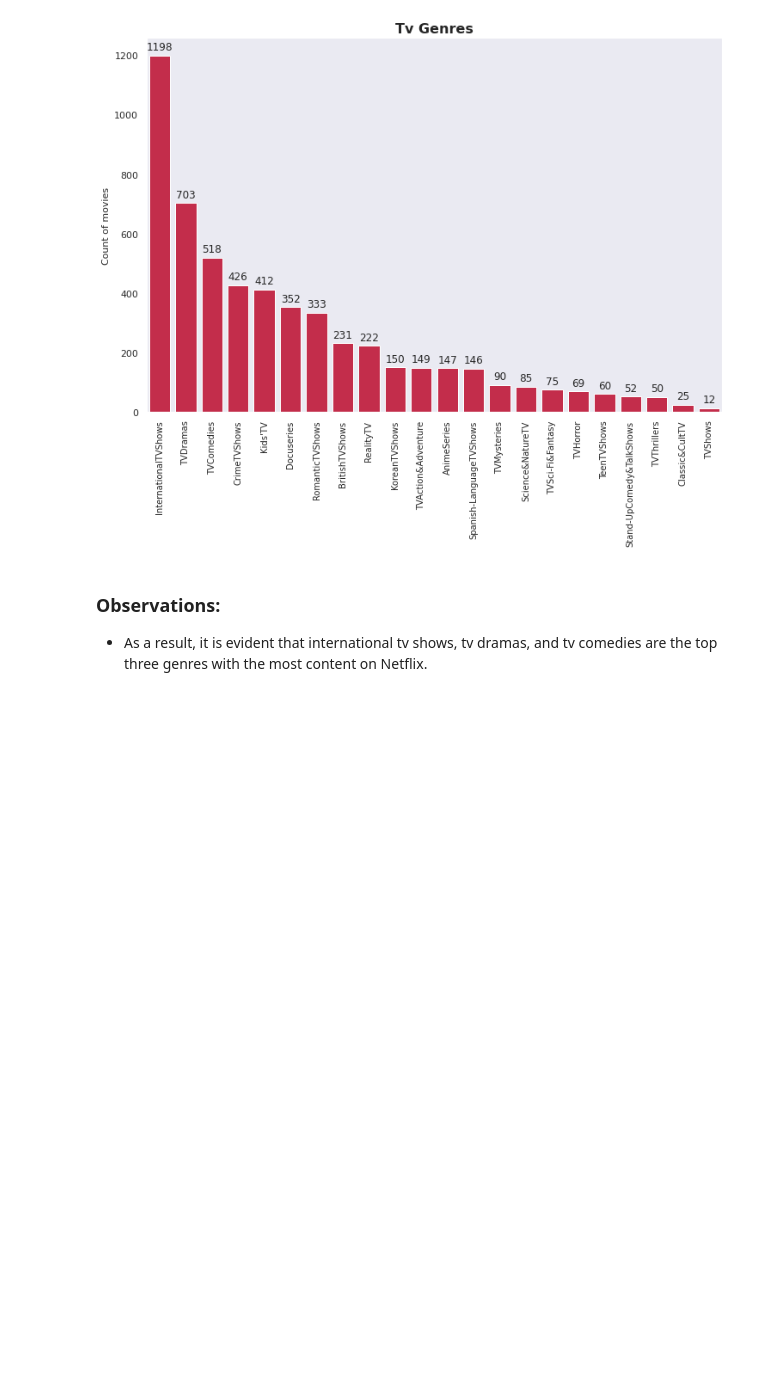
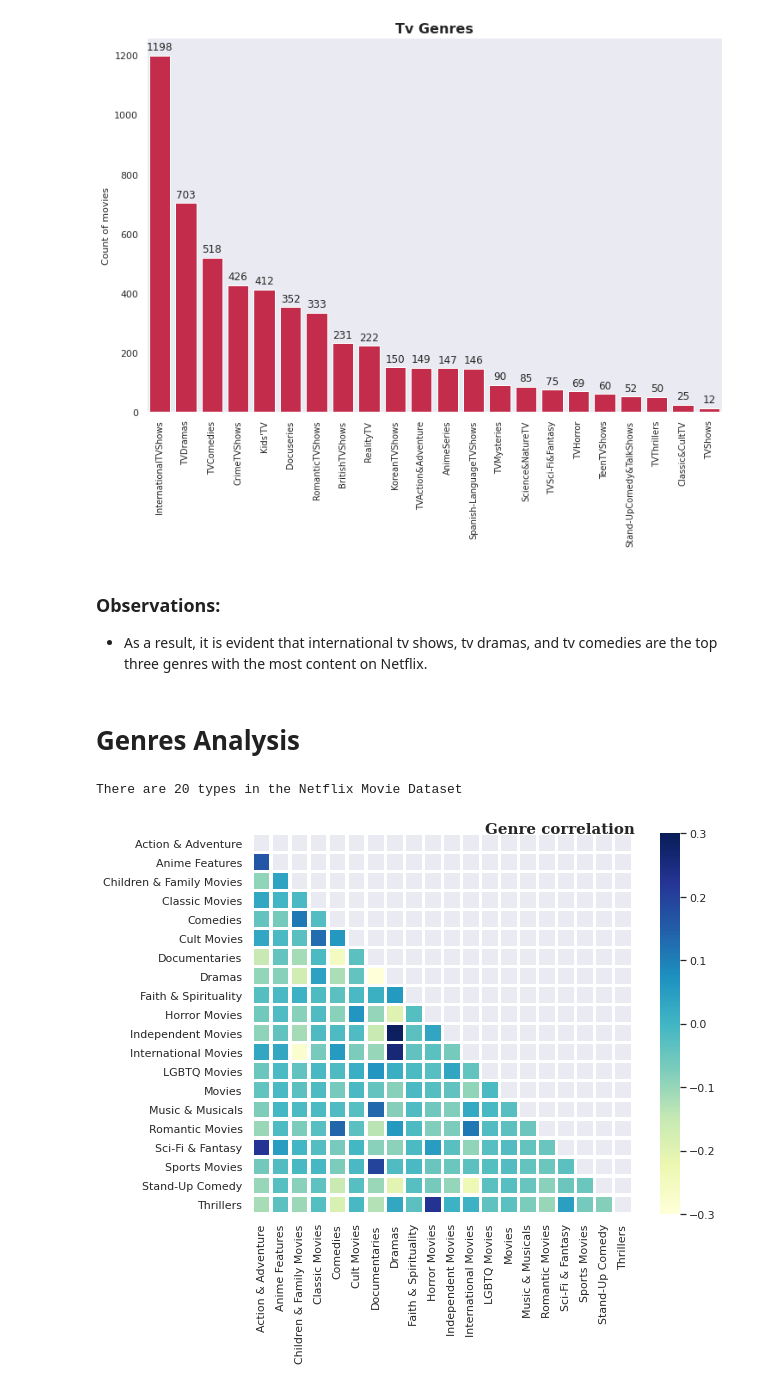
Before and after one commit to aryarajat/NETFLIX-MOVIES-AND-TV-SHOWS-CLUSTERING, a Jupyter notebook: NETFLIX_MOVIES_AND_TV_SHOWS_CLUSTERING.ipynb, the cells around one changed output. Drawn from its saved outputs; the diff is of its cells as text; code cells hidden in the pictures; blank space fills up the shorter version.

```diff
--- a/NETFLIX_MOVIES_AND_TV_SHOWS_CLUSTERING.ipynb
+++ b/NETFLIX_MOVIES_AND_TV_SHOWS_CLUSTERING.ipynb
@@ -797,3 +807,42 @@ for p in ax.patches:
 ### **Observations:**
 
 * As a result, it is evident that international tv shows, tv dramas, and tv comedies are the top three genres with the most content on Netflix.
+# %% [markdown]
+# **Genres Analysis**
+# %%
+# Importing MultiLabelBinarizer
+from sklearn.preprocessing import MultiLabelBinarizer
+
+import matplotlib.colors
+
+
+
+
+
+# Define the fucntion to create the heatmap for the genres
+def genre_heatmap(df, title):
+    df['genre'] = df['listed_in'].apply(lambda x :  x.replace(' ,',',').replace(', ',',').split(','))
+    Types = []
+    for i in df['genre']: Types += i
+    Types = set(Types)
+    print("There are {} types in the Netflix {} Dataset".format(len(Types),title))
+    test = df['genre']
+    mlb = MultiLabelBinarizer()
+    res = pd.DataFrame(mlb.fit_transform(test), columns=mlb.classes_, index=test.index)
+    corr = res.corr()
+    mask = np.zeros_like(corr, dtype=np.bool)
+    mask[np.triu_indices_from(mask)] = True
+    fig, ax = plt.subplots(figsize=(10, 7))
+    fig.text(.54,.88,'Genre correlation', fontfamily='serif',fontweight='bold',fontsize=15)
+    # Creating the Heatmap
+    pl = sns.heatmap(corr, mask=mask, cmap="YlGnBu",vmax=.3, vmin=-.3, square=True, center=0, linewidths=2.5)
+
+    plt.show()
+# %%
+# Using the above function creating the genres heatmap for the movies
+genre_heatmap(df_movies, 'Movie')
+
+plt.show()
+# %% [output]
+There are 20 types in the Netflix Movie Dataset
+[figure, added]
```
Also changed, not shown: parts of 20 cells of this notebook.
